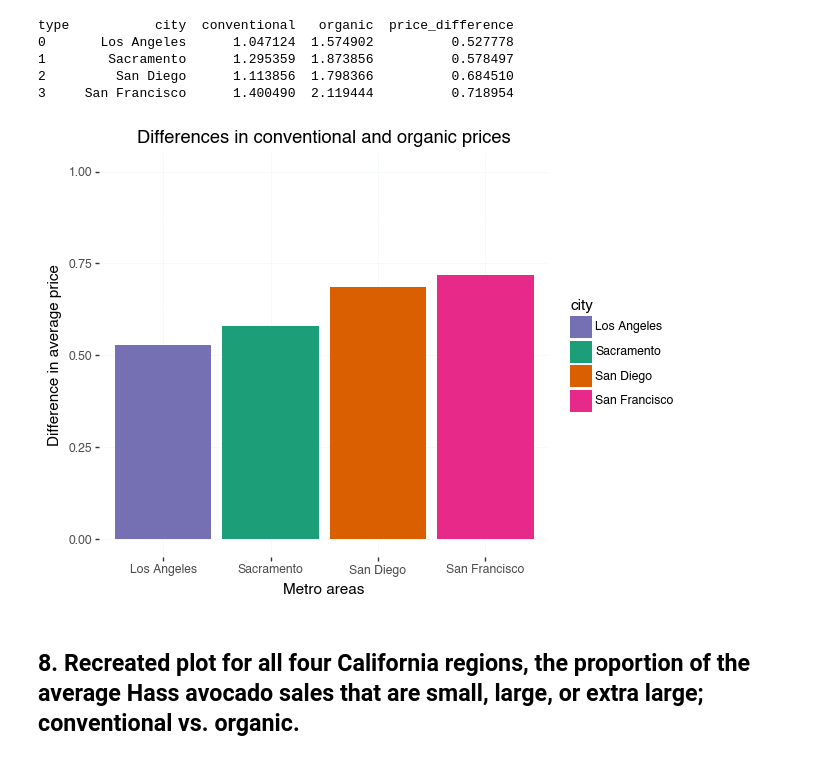
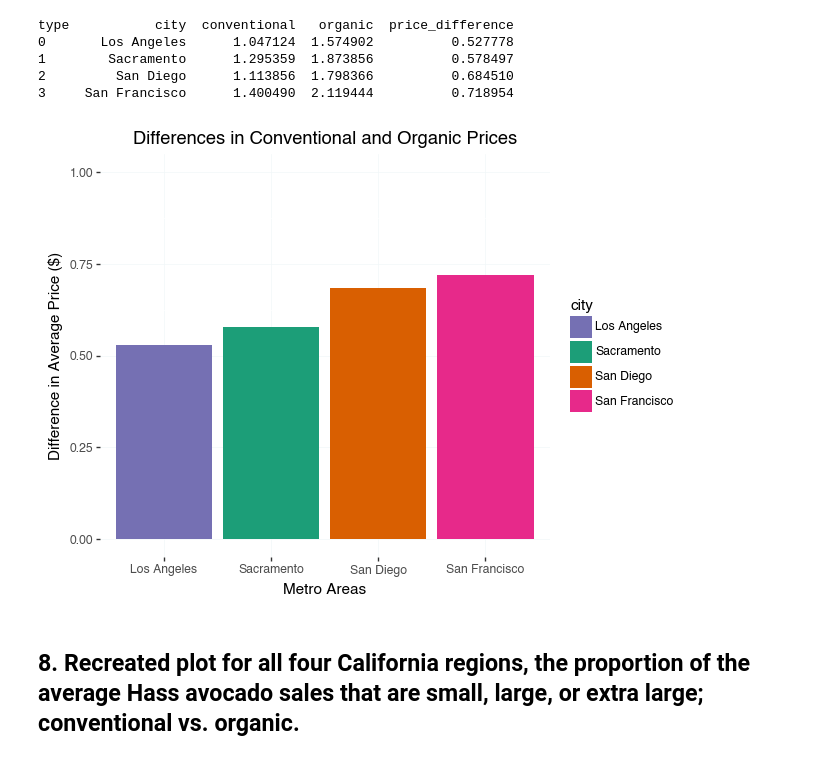
Before and after one commit to PharaohPooh/GSB_544, a Jupyter notebook: Week_2/Lab_2_Avocado_Prices/Lab_2_Avocado_Prices.ipynb, the cells around one changed output. Cells and saved outputs as stored; diff of their text form; code cells hidden in the pictures.

```diff
--- a/Week_2/Lab_2_Avocado_Prices/Lab_2_Avocado_Prices.ipynb
+++ b/Week_2/Lab_2_Avocado_Prices/Lab_2_Avocado_Prices.ipynb
@@ -197,15 +249,17 @@ print(avg_price_by_city_type)
 # %%
 #Difference between
 price_diff = (
-    df_arc_ca
-    .pivot_table(
-        values='average_price',
-        index='city',
-        columns='type',
-        aggfunc='mean'
-    )
-    .reset_index()
+    df_avocado_ca
+      .pivot_table(
+          values='average_price',
+          index='city',
+          columns='type',
+          aggfunc='mean'
+      )
+      .reset_index()
 )
+
+#  organic vs conventional
 price_diff['price_difference'] = price_diff['organic'] - price_diff['conventional']
 
 print(price_diff)
@@ -216,22 +270,35 @@ type           city  conventional   organic  price_difference
 2         San Diego      1.113856  1.798366          0.684510
 3     San Francisco      1.400490  2.119444          0.718954
 # %%
-(p9.ggplot(price_diff,
-p9.aes(
-  x = "city",
-  y = "price_difference",
-  fill = "city"
-))
-+ p9.geom_col()
+(p9.ggplot(
+        price_diff,
+        p9.aes(
+            x="city",
+            y="price_difference",
+            fill="city"
+        )
+    )
+    + p9.geom_col()
     + p9.labs(
-        title="Differences in conventional and organic prices",
-        x="Metro areas", y="Difference in average price")
-    + p9.scale_fill_manual(values={"Los Angeles":"#7570b3", "Sacramento":"#1c9e78",
-            "San Diego":"#d95f01", "San Francisco":"#e7298a"})
+        title="Differences in Conventional and Organic Prices",
+        x="Metro Areas",
+        y="Difference in Average Price ($)"
+    )
+    + p9.scale_fill_manual(
+        values={
+            "Los Angeles": "#7570b3",
+            "Sacramento": "#1c9e78",
+            "San Diego": "#d95f01",
+            "San Francisco": "#e7298a"
+        }
+    )
     + p9.scale_y_continuous(limits=(0, 1))
-    + p9.theme(panel_background=p9.element_rect(fill="white"), panel_grid_major=p9.element_line(color="#f2f7f8", size=0.5))
+    + p9.theme(
+        panel_background=p9.element_rect(fill="white"),
+        panel_grid_major=p9.element_line(color="#f2f7f8", size=0.5)
     )
+)
 # %% [output]
-[figure, old version]
+[figure, new version]
 # %% [markdown]
 ## 8. Recreated plot for all four California regions, the proportion of the average Hass avocado sales that are small, large, or extra large; conventional vs. organic.
```
Also changed, not shown: parts of 32 cells of this notebook, 2 other files.
